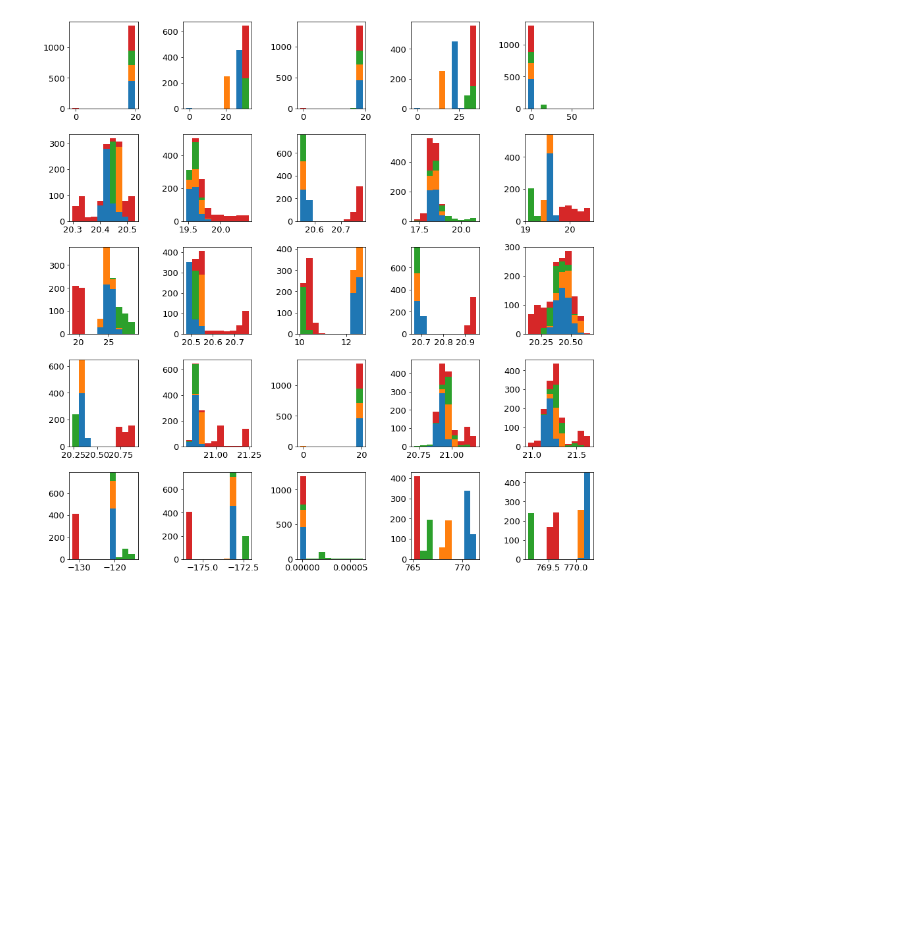
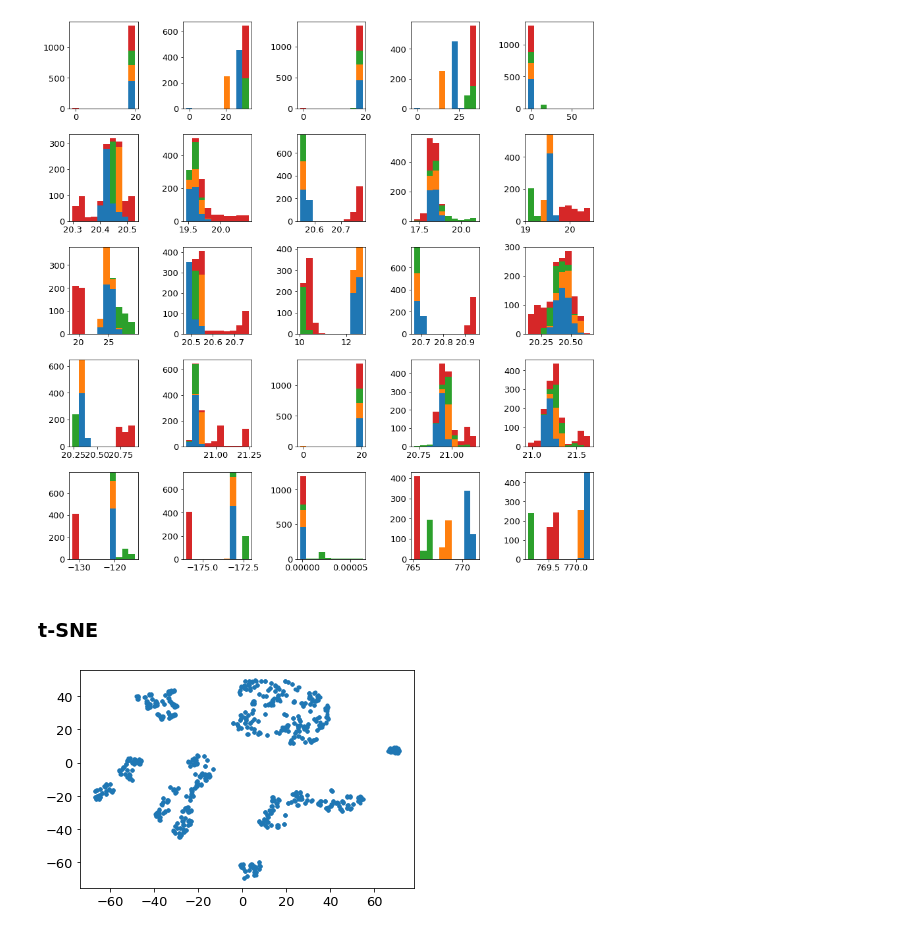
Before and after one commit to svejlgaard/finalproject, a Jupyter notebook: Visualization.ipynb, the cells around one changed output. Saved outputs shown, nothing was run; the diff lists cells and outputs as text; code cells hidden in the pictures; blank space fills up the shorter version.

```diff
--- a/Visualization.ipynb
+++ b/Visualization.ipynb
@@ -65,3 +65,29 @@ plt.tight_layout()
 plt.show()
 # %% [output]
 [figure]
+# %% [markdown]
+### t-SNE
+# %%
+from sklearn.manifold import TSNE
+# Collect all data in a single array
+data = data_dict[keys[0]]
+for i in range(1,4):
+    data = np.append(data, data_dict[keys[i]],axis=0)
+
+y_labels = data[:,1]
+X = data[:,3:]
+
+# Remove nan
+remove = np.isnan(X)[:,0]
+remove1 = [i for i in range(len(remove)) if remove[i]==False]
+X = X[remove1,:]
+y_labels = y_labels[remove1]
+
+tsne = TSNE(n_components = 2, n_jobs=-1, verbose=0, random_state=42)
+tsne_data = tsne.fit_transform(X)
+# %%
+plt.figure()
+plt.plot(tsne_data[:,0], tsne_data[:,1],'.')
+plt.show()
+# %% [output]
+[figure, added]
```
